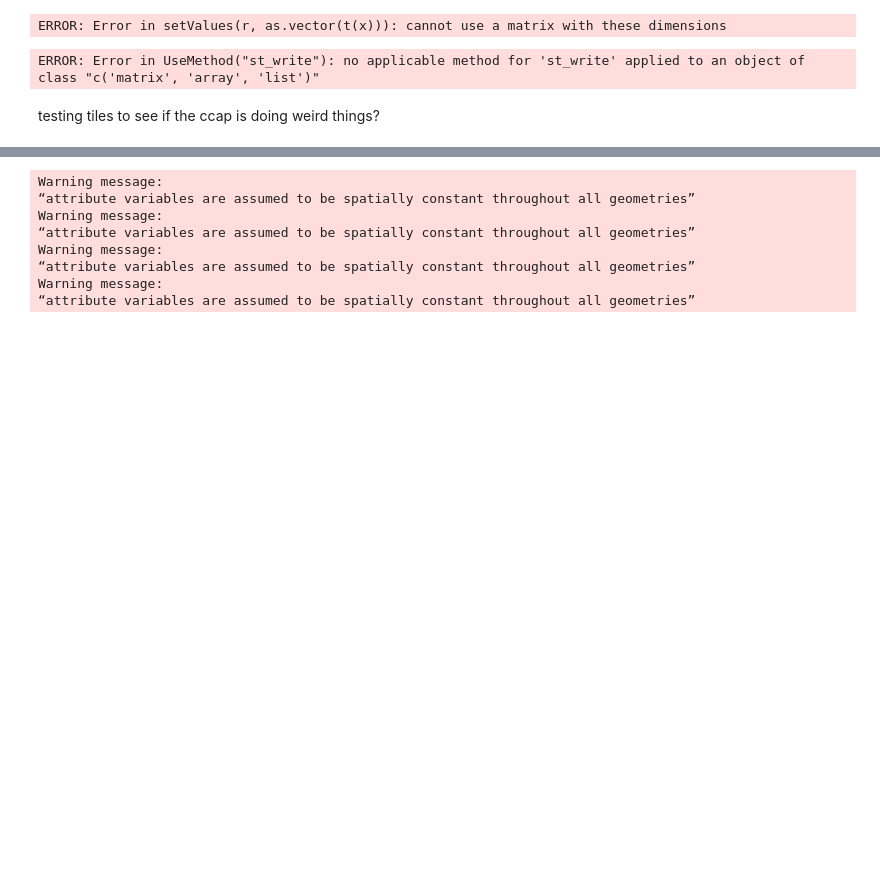
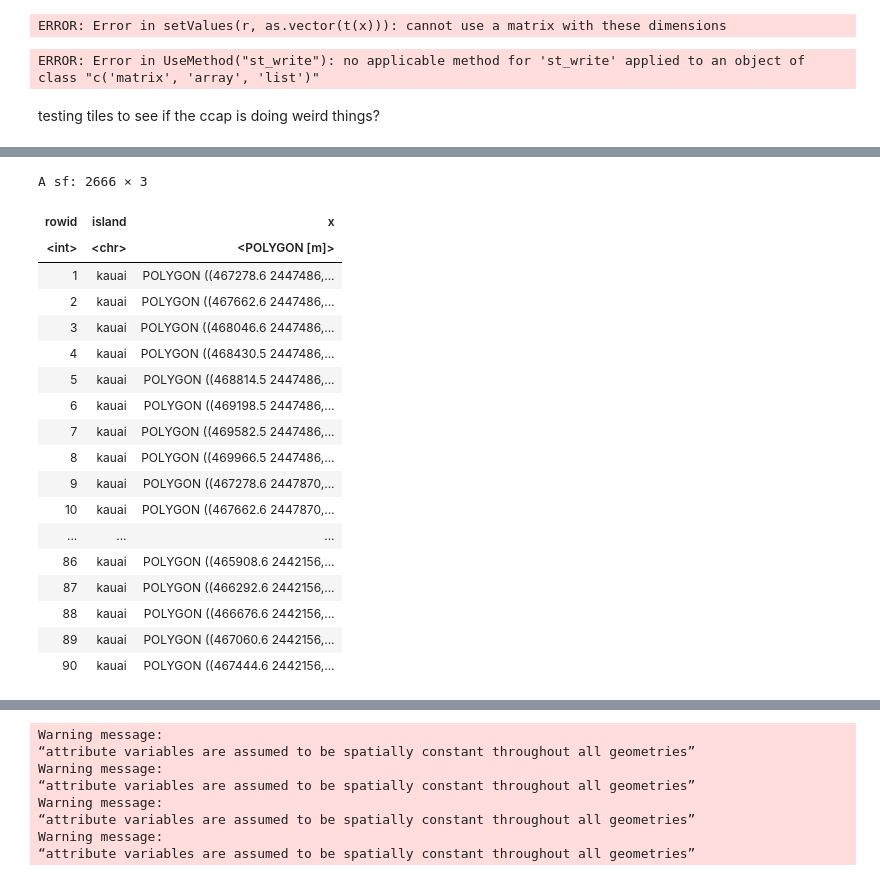
Before and after one commit to MadmanMarble/MadmanMarble, a Jupyter notebook: Untitled28.ipynb, the cells around one changed output, grey strips where cells are left out. Cells and saved outputs as stored; diff of their text form; code cells hidden in the pictures; blank space fills up the shorter version.

```diff
--- a/Untitled28.ipynb
+++ b/Untitled28.ipynb
@@ -1084,22 +980,22 @@ ERROR: Error in FUN(X[[i]], ...): !anyNA(x) is not TRUE
 # %%
-# from scratchhhh
+# # from scratchhhh
 
-create_fishnet_for_feature <- function(feature_sf, cell_size) {
-  # Calculate the bounding box
-  bbox <- st_bbox(feature_sf)
+# create_fishnet_for_feature <- function(feature_sf, cell_size) {
+#   # Calculate the bounding box
+#   bbox <- st_bbox(feature_sf)
 
-  # Expand the bounding box to ensure it can be divided into cells of the specified size
-  bbox_expanded <- bbox
-  bbox_expanded[c("xmin", "ymin")] <- floor(bbox[c("xmin", "ymin")] / cell_size) * cell_size
-  bbox_expanded[c("xmax", "ymax")] <- ceiling(bbox[c("xmax", "ymax")] / cell_size) * cell_size
+#   # Expand the bounding box to ensure it can be divided into cells of the specified size
+#   bbox_expanded <- bbox
+#   bbox_expanded[c("xmin", "ymin")] <- floor(bbox[c("xmin", "ymin")] / cell_size) * cell_size
+#   bbox_expanded[c("xmax", "ymax")] <- ceiling(bbox[c("xmax", "ymax")] / cell_size) * cell_size
 
-  # Create a grid (fishnet)
-  grid <- st_make_grid(st_as_sfc(bbox_expanded, crs = st_crs(feature_sf)), cellsize = c(cell_size, cell_size))
+#   # Create a grid (fishnet)
+#   grid <- st_make_grid(st_as_sfc(bbox_expanded, crs = st_crs(feature_sf)), cellsize = c(cell_size, cell_size))
 
-  # Optionally, intersect with the original feature if you want cells only within the feature
-  # grid_intersected <- st_intersection(grid, feature_sf)
+#   # Optionally, intersect with the original feature if you want cells only within the feature
+#   # grid_intersected <- st_intersection(grid, feature_sf)
 
-  # Return the grid
-  return(grid)
-}
+#   # Return the grid
+#   return(grid)
+# }
 # %%
@@ -1201,5 +1097,5 @@ test_05_wetlandsFishnet_sf <- st_as_sf(test_05_wetlandsFishnet)
 # output_path <- "/content/test_05_384_wetlandsFishnet.gpkg"
 # st_write(test_05_wetlandsFishnet_sf, output_path, delete_layer = TRUE, layer_options = "OVERWRITE=YES")
 # %%
-test_05_wetlandsFishnet_sf$island
+test_05_wetlandsFishnet_sf
 # %% [output]
@@ -1222,0 +1119,19 @@ test_05_wetlandsFishnet_sf$island
+A sf: 2666 × 3
+| rowid | island | x |
+| <int> | <chr> | <POLYGON [m]> |
+| 1 | kauai | POLYGON ((467278.6 2447486,... |
+| 2 | kauai | POLYGON ((467662.6 2447486,... |
+| 3 | kauai | POLYGON ((468046.6 2447486,... |
+| 4 | kauai | POLYGON ((468430.5 2447486,... |
+| 5 | kauai | POLYGON ((468814.5 2447486,... |
+| 6 | kauai | POLYGON ((469198.5 2447486,... |
+| 7 | kauai | POLYGON ((469582.5 2447486,... |
+| 8 | kauai | POLYGON ((469966.5 2447486,... |
+| 9 | kauai | POLYGON ((467278.6 2447870,... |
+| 10 | kauai | POLYGON ((467662.6 2447870,... |
+| ... | ... | ... |
+| 86 | kauai | POLYGON ((465908.6 2442156,... |
+| 87 | kauai | POLYGON ((466292.6 2442156,... |
+| 88 | kauai | POLYGON ((466676.6 2442156,... |
+| 89 | kauai | POLYGON ((467060.6 2442156,... |
+| 90 | kauai | POLYGON ((467444.6 2442156,... |
```
Also changed, not shown: parts of 38 cells of this notebook.
